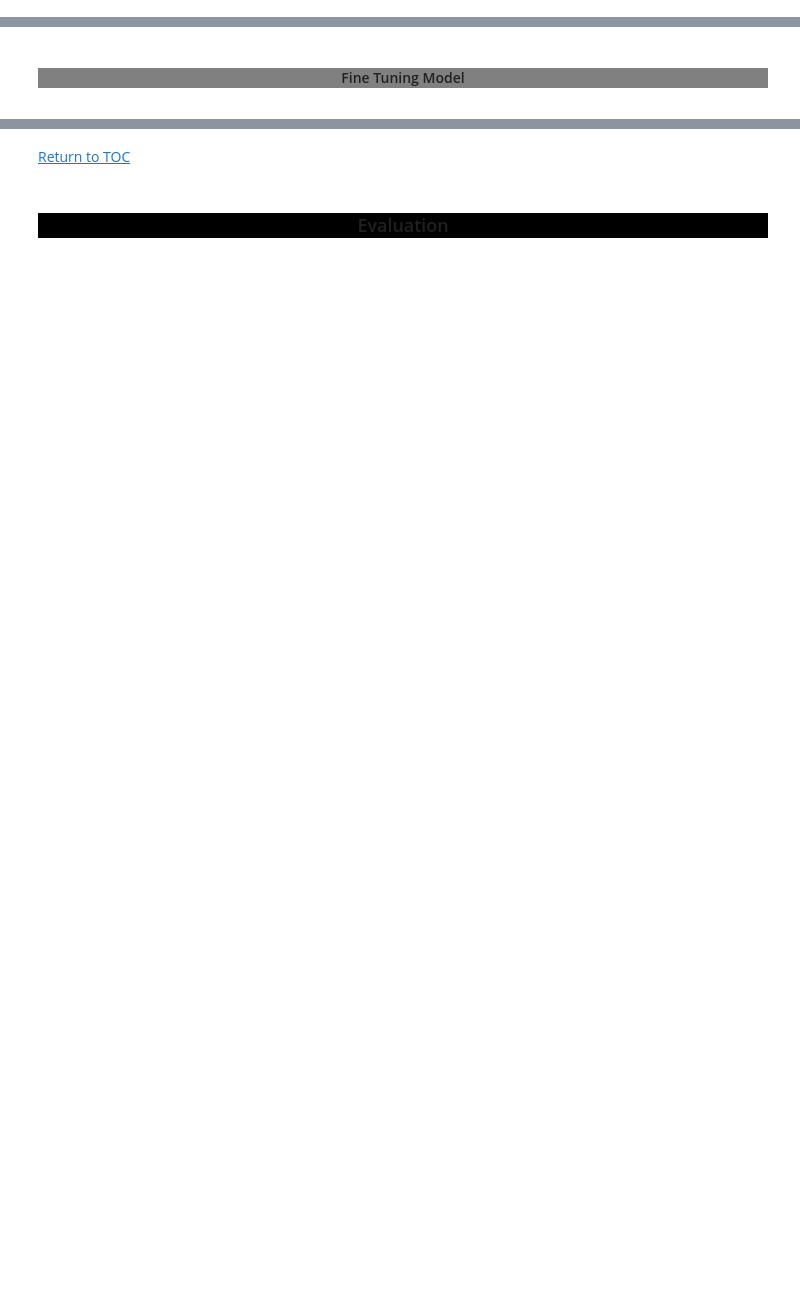
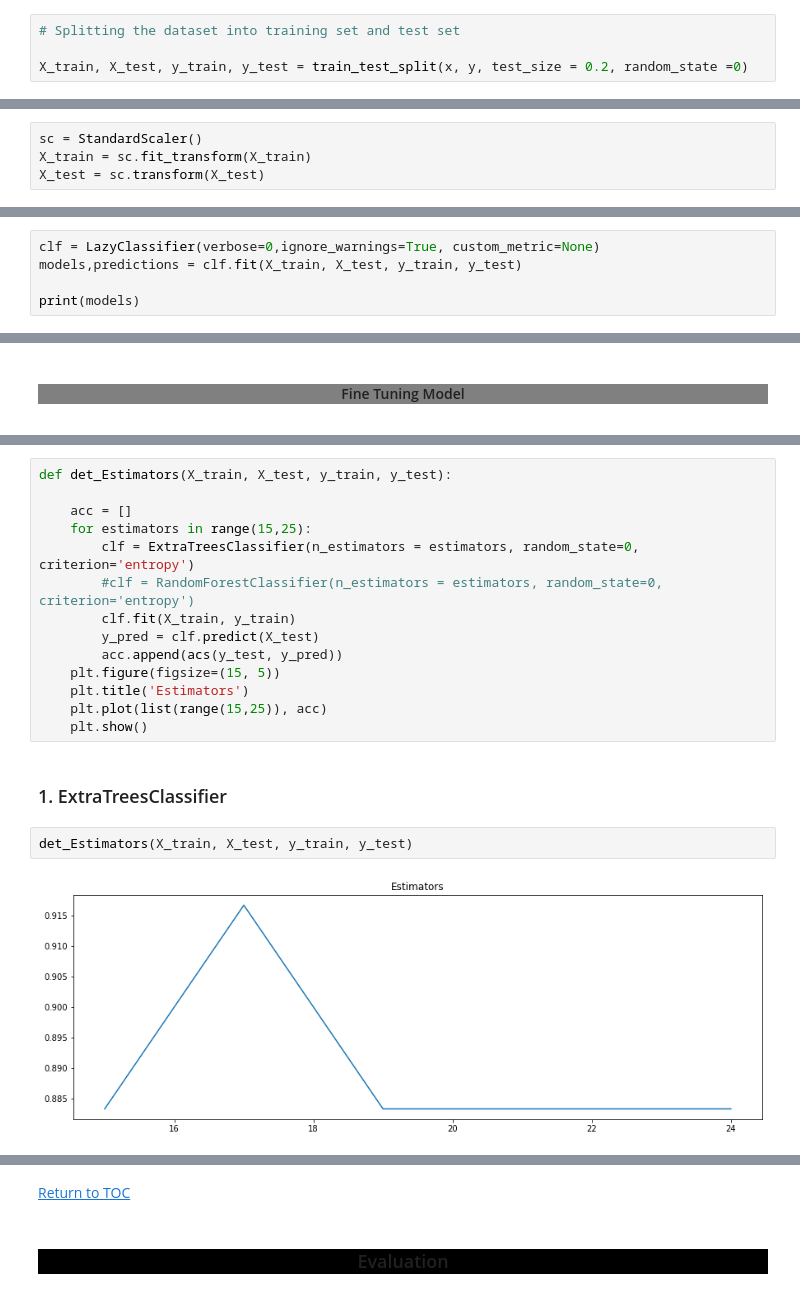
Before and after one commit to asad-mahmood/66DaysOfData, a Jupyter notebook: Heart Failure/Heart Failure.ipynb, the cells around one changed output, grey strips where cells are left out. Saved outputs shown, nothing was run; the diff lists cells and outputs as text; blank space fills up the shorter version.

```diff
--- a/Heart Failure/Heart Failure.ipynb
+++ b/Heart Failure/Heart Failure.ipynb
@@ -254,3 +247,7 @@ figure.show()
 # %% [markdown]
 <div class="list-group" id="list-tab" role="tablist">
 <h4 class="list-group-item list-group-item-action active" data-toggle="list" style='background:gray; border:0' role="tab" aria-controls="home"><center>Train and Test Split</center></h4>
+# %%
+# Splitting the dataset into training set and test set
+
+X_train, X_test, y_train, y_test = train_test_split(x, y, test_size = 0.2, random_state =0)
@@ -257,3 +257,12 @@ figure.show()
+# %%
+sc = StandardScaler()
+X_train = sc.fit_transform(X_train)
+X_test = sc.transform(X_test)
 # %% [markdown]
 <div class="list-group" id="list-tab" role="tablist">
 <h4 class="list-group-item list-group-item-action active" data-toggle="list" style='background:gray; border:0' role="tab" aria-controls="home"><center>Lazy Prediction</center></h4>
+# %%
+clf = LazyClassifier(verbose=0,ignore_warnings=True, custom_metric=None)
+models,predictions = clf.fit(X_train, X_test, y_train, y_test)
+
+print(models)
@@ -262,0 +305,20 @@ figure.show()
+# %%
+def det_Estimators(X_train, X_test, y_train, y_test):
+
+    acc = []
+    for estimators in range(15,25):
+        clf = ExtraTreesClassifier(n_estimators = estimators, random_state=0, criterion='entropy')
+        #clf = RandomForestClassifier(n_estimators = estimators, random_state=0, criterion='entropy')
+        clf.fit(X_train, y_train)
+        y_pred = clf.predict(X_test)
+        acc.append(acs(y_test, y_pred))
+    plt.figure(figsize=(15, 5))
+    plt.title('Estimators')
+    plt.plot(list(range(15,25)), acc)
+    plt.show()
+# %% [markdown]
+### 1. ExtraTreesClassifier
+# %%
+det_Estimators(X_train, X_test, y_train, y_test)
+# %% [output]
+[figure, added]
```
Also changed, not shown: parts of 22 cells of this notebook.
